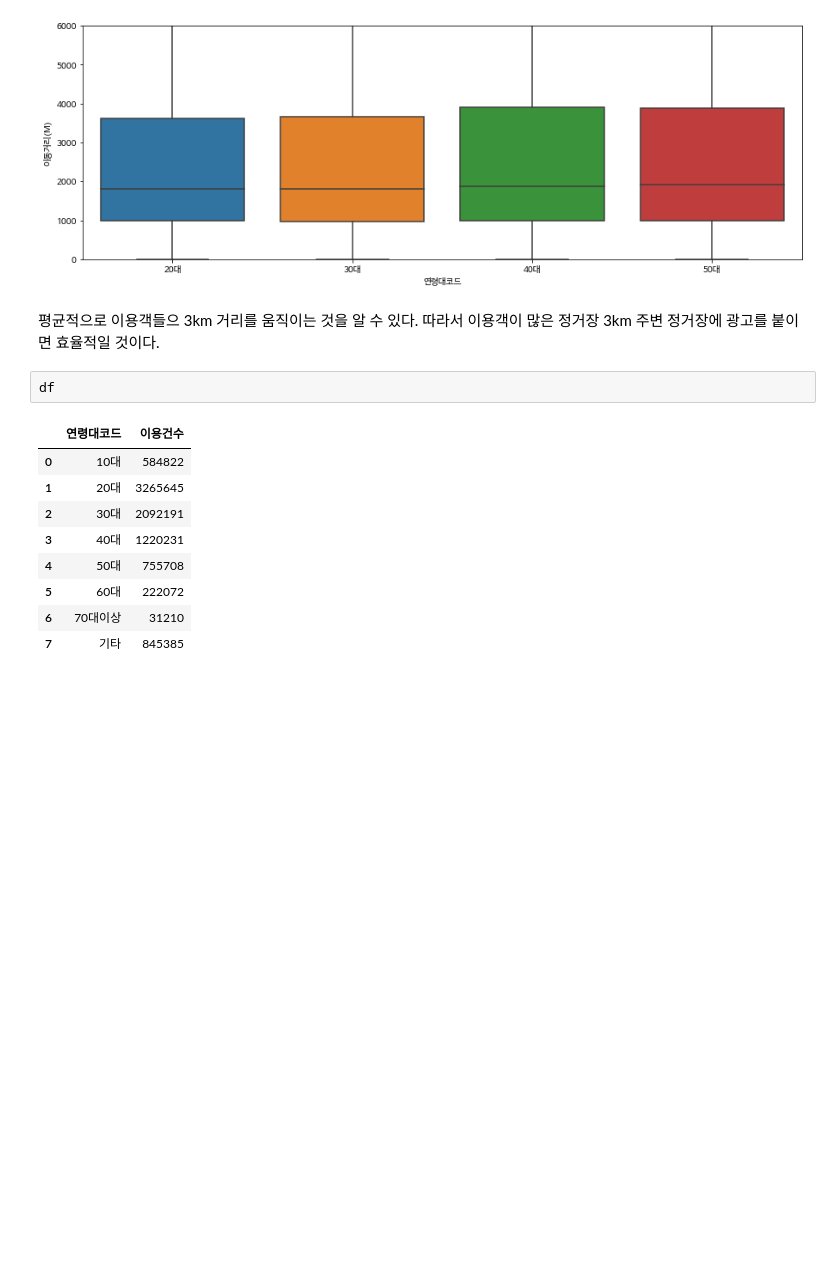
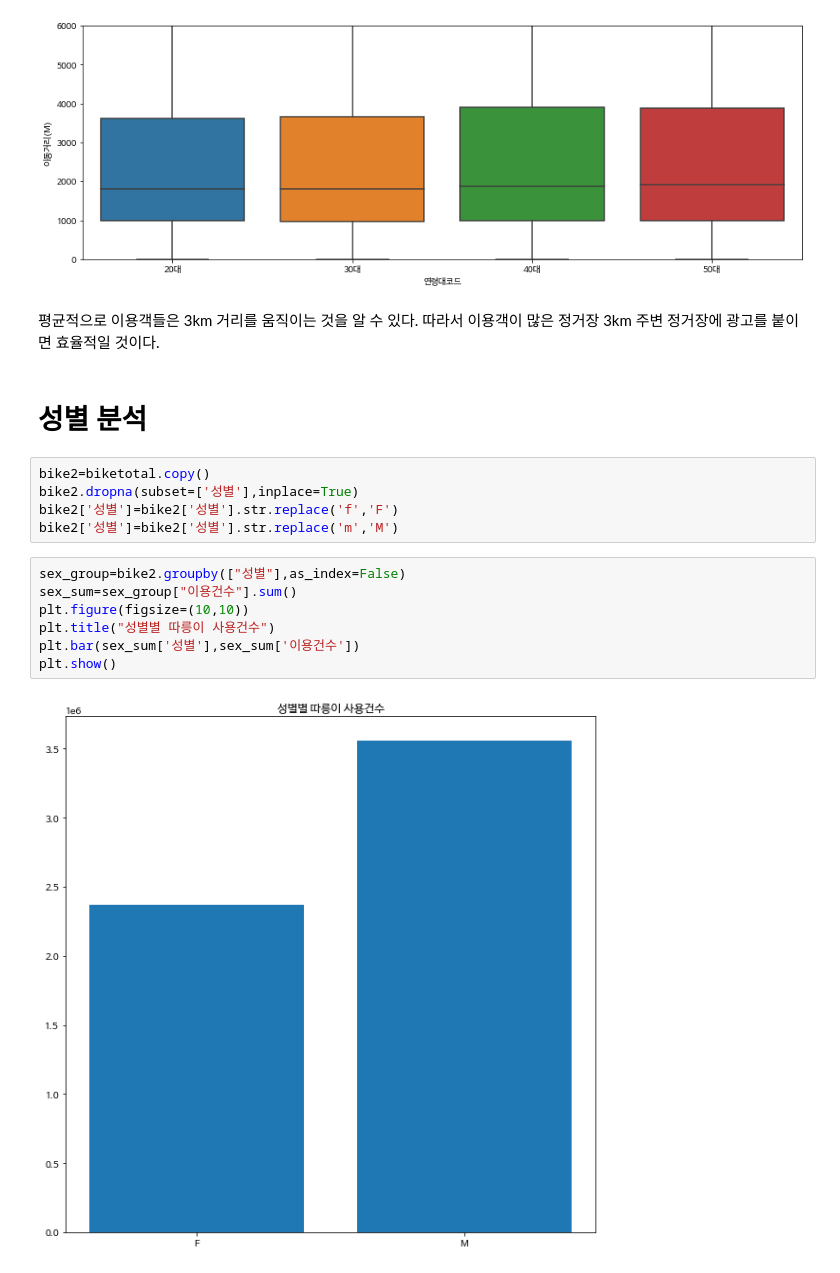
Before and after one commit to Aimerlee123/Python-teamproject, a Jupyter notebook: 공공자전거_이용현황_분석.ipynb, the cells around one changed output. Saved outputs shown, nothing was run; the diff lists cells and outputs as text; blank space fills up the shorter version.

```diff
--- a/공공자전거_이용현황_분석.ipynb
+++ b/공공자전거_이용현황_분석.ipynb
@@ -115,17 +115,21 @@ plt.show()
 # %% [output]
 [figure]
 # %% [markdown]
-평균적으로 이용객들으 3km 거리를 움직이는 것을 알 수 있다.
+평균적으로 이용객들은 3km 거리를 움직이는 것을 알 수 있다.
 따라서 이용객이 많은 정거장 3km 주변 정거장에 광고를 붙이면 효율적일 것이다.
-# %%
-df
-# %% [output]
-|  | 연령대코드 | 이용건수 |
-| 0 | 10대 | 584822 |
-| 1 | 20대 | 3265645 |
-| 2 | 30대 | 2092191 |
-| 3 | 40대 | 1220231 |
-| 4 | 50대 | 755708 |
-| 5 | 60대 | 222072 |
-| 6 | 70대이상 | 31210 |
-| 7 | 기타 | 845385 |
+# %% [markdown]
+# 성별 분석
+# %%
+bike2=biketotal.copy()
+bike2.dropna(subset=['성별'],inplace=True)
+bike2['성별']=bike2['성별'].str.replace('f','F')
+bike2['성별']=bike2['성별'].str.replace('m','M')
+# %%
+sex_group=bike2.groupby(["성별"],as_index=False)
+sex_sum=sex_group["이용건수"].sum()
+plt.figure(figsize=(10,10))
+plt.title("성별별 따릉이 사용건수")
+plt.bar(sex_sum['성별'],sex_sum['이용건수'])
+plt.show()
+# %% [output]
+[figure, added]
```
Also changed, not shown: parts of 2 cells of this notebook.
